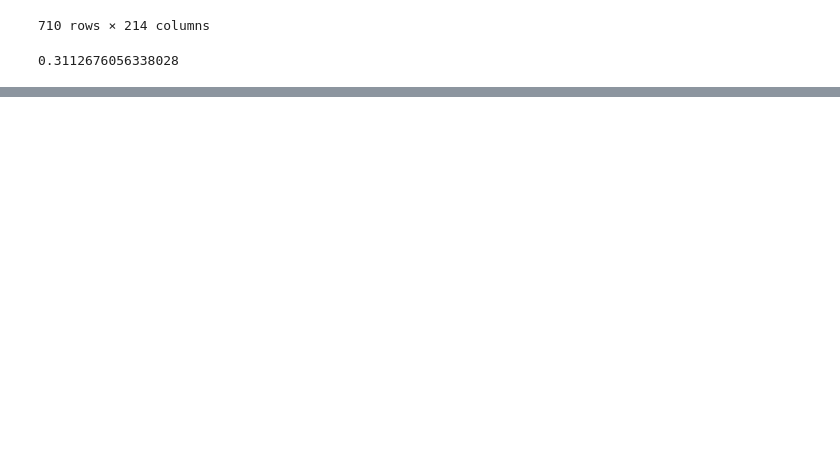
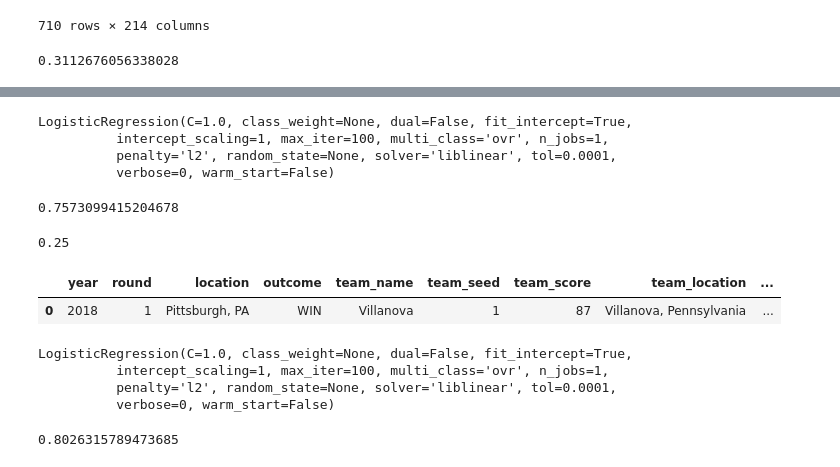
Before and after one commit to obnicholson/march_madness_predictions, a Jupyter notebook: bracket_model.ipynb, the cells around one changed output, grey strips where cells are left out. Drawn from its saved outputs; the diff is of its cells as text; code cells hidden in the pictures; blank space fills up the shorter version.

Commit message:
saved initial pickle model

```diff
--- a/bracket_model.ipynb
+++ b/bracket_model.ipynb
@@ -384,0 +445,12 @@ classifier.score(X_upsets_rd_1, y_upsets_rd_1)
+# %%
+tourns_after_2000 = model_input_df.loc[(model_input_df['year'] == '2000') | (model_input_df['year'] == '2001') |
+                                       (model_input_df['year'] == '2002') | (model_input_df['year'] == '2003') |
+                                       (model_input_df['year'] == '2004') | (model_input_df['year'] == '2005') |
+                                       (model_input_df['year'] == '2006') | (model_input_df['year'] == '2007') |
+                                       (model_input_df['year'] == '2008') | (model_input_df['year'] == '2009') |
+                                       (model_input_df['year'] == '2010') | (model_input_df['year'] == '2011') |
+                                       (model_input_df['year'] == '2012') | (model_input_df['year'] == '2013') |
+                                       (model_input_df['year'] == '2014') | (model_input_df['year'] == '2015') |
+                                       (model_input_df['year'] == '2016') | (model_input_df['year'] == '2017') |
+                                       (model_input_df['year'] == '2018'), :]
+len(tourns_after_2000)
@@ -384,0 +532,12 @@ classifier.score(X_upsets_rd_1, y_upsets_rd_1)
+# %%
+classifier = LogisticRegression()
+classifier.fit(X_train, y_train)
+# %% [output]
+LogisticRegression(C=1.0, class_weight=None, dual=False, fit_intercept=True,
+          intercept_scaling=1, max_iter=100, multi_class='ovr', n_jobs=1,
+          penalty='l2', random_state=None, solver='liblinear', tol=0.0001,
+          verbose=0, warm_start=False)
+# %%
+classifier.score(X_test, y_test)
+# %% [output]
+0.7573099415204678
@@ -384,0 +547,9 @@ classifier.score(X_upsets_rd_1, y_upsets_rd_1)
+# %%
+classifier.score(X_upsets, y_upsets)
+# %% [output]
+0.25
+# %%
+tourns_after_2000.head(1)
+# %% [output]
+|  | year | round | location | outcome | team_name | team_seed | team_score | team_location | ... |
+| 0 | 2018 | 1 | Pittsburgh, PA | WIN | Villanova | 1 | 87 | Villanova, Pennsylvania | ... |
@@ -384,0 +572,12 @@ classifier.score(X_upsets_rd_1, y_upsets_rd_1)
+# %%
+classifier = LogisticRegression()
+classifier.fit(X_train, y_train)
+# %% [output]
+LogisticRegression(C=1.0, class_weight=None, dual=False, fit_intercept=True,
+          intercept_scaling=1, max_iter=100, multi_class='ovr', n_jobs=1,
+          penalty='l2', random_state=None, solver='liblinear', tol=0.0001,
+          verbose=0, warm_start=False)
+# %%
+classifier.score(X_test, y_test)
+# %% [output]
+0.8026315789473685
```
Also changed, not shown: parts of 50 cells of this notebook, 1 other file.
